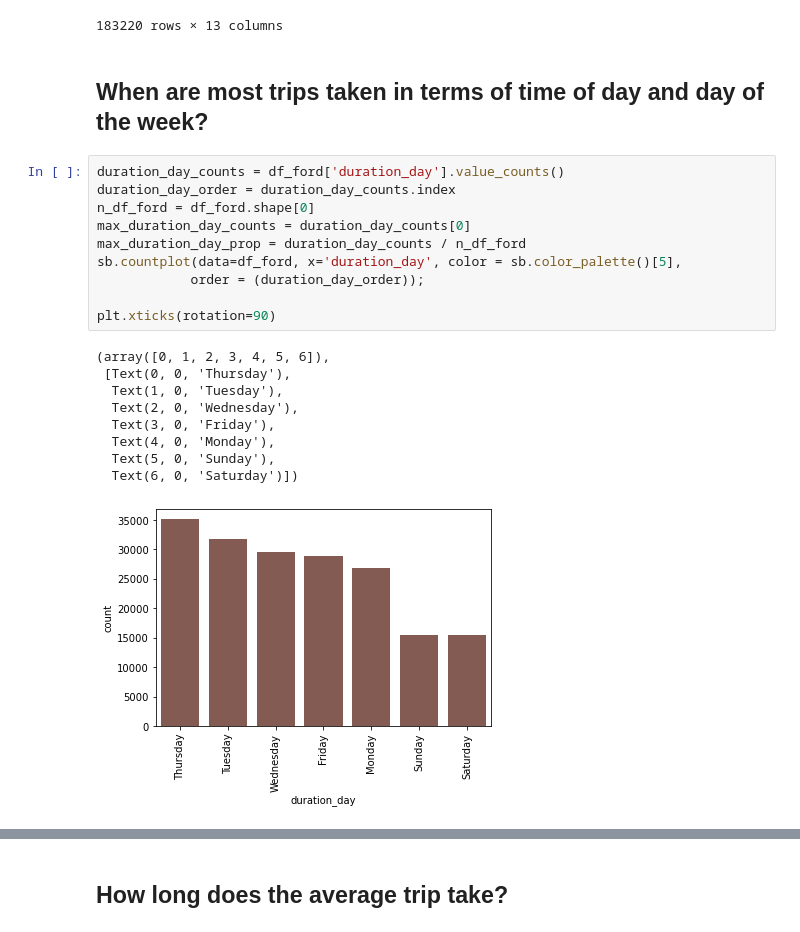
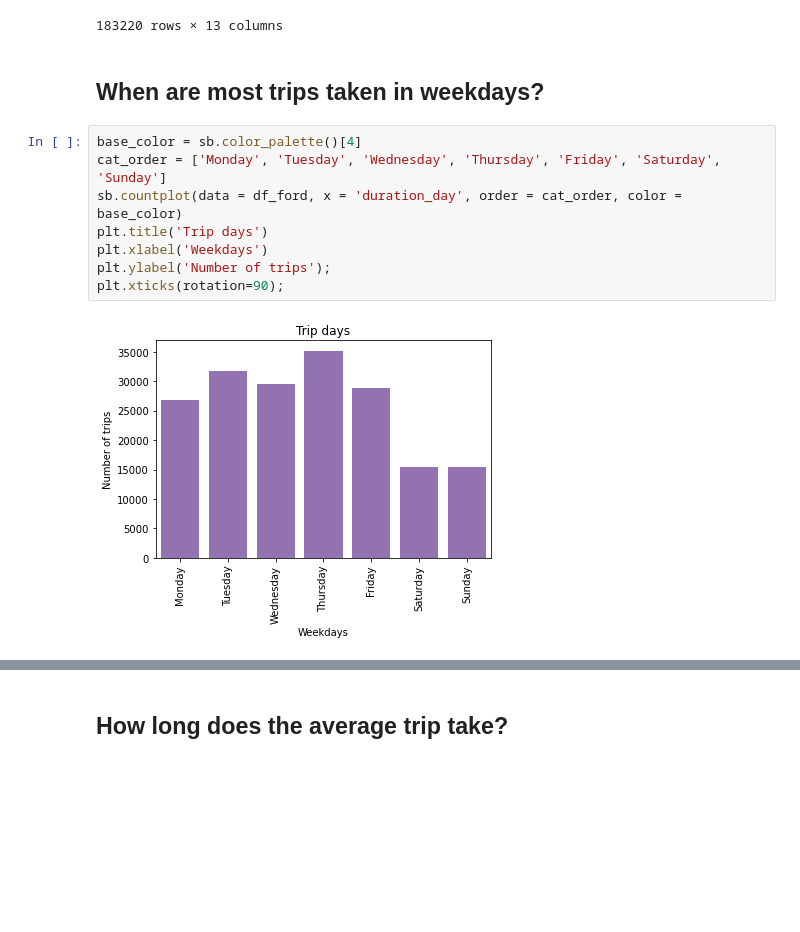
Before and after one commit to merveykaya/data_visualization_fordgobike, a Jupyter notebook: Part_II_slide_deck_template.ipynb, the cells around one changed output, grey strips where cells are left out. Saved outputs shown, nothing was run; the diff lists cells and outputs as text; blank space fills up the shorter version.

```diff
--- a/Part_II_slide_deck_template.ipynb
+++ b/Part_II_slide_deck_template.ipynb
@@ -56,24 +60,14 @@ df_ford.drop(['start_station_id', 'start_station_name', 'end_station_id', 'end_s
 | 183411 | 271 | 2019-02-01 00:00:20.6360 | 2019-02-01 00:04:52.0580 | 37.789677 | -122.390428 | 37.785000 | ... |
 183220 rows × 13 columns
 # %% [markdown]
-## When are most trips taken in terms of time of day and day of the week?
+## When are most trips taken in weekdays?
 # %%
-duration_day_counts = df_ford['duration_day'].value_counts()
-duration_day_order = duration_day_counts.index
-n_df_ford = df_ford.shape[0]
-max_duration_day_counts = duration_day_counts[0]
-max_duration_day_prop = duration_day_counts / n_df_ford
-sb.countplot(data=df_ford, x='duration_day', color = sb.color_palette()[5],
-            order = (duration_day_order));
-
-plt.xticks(rotation=90)
+base_color = sb.color_palette()[4]
+cat_order = ['Monday', 'Tuesday', 'Wednesday', 'Thursday', 'Friday', 'Saturday', 'Sunday']
+sb.countplot(data = df_ford, x = 'duration_day', order = cat_order, color = base_color)
+plt.title('Trip days')
+plt.xlabel('Weekdays')
+plt.ylabel('Number of trips');
+plt.xticks(rotation=90);
 # %% [output]
-(array([0, 1, 2, 3, 4, 5, 6]),
- [Text(0, 0, 'Thursday'),
-  Text(1, 0, 'Tuesday'),
-  Text(2, 0, 'Wednesday'),
-  Text(3, 0, 'Friday'),
-  Text(4, 0, 'Monday'),
-  Text(5, 0, 'Sunday'),
-  Text(6, 0, 'Saturday')])
-[figure, old version]
+[figure, new version]
```
Also changed, not shown: parts of 20 cells of this notebook, 3 other files.
